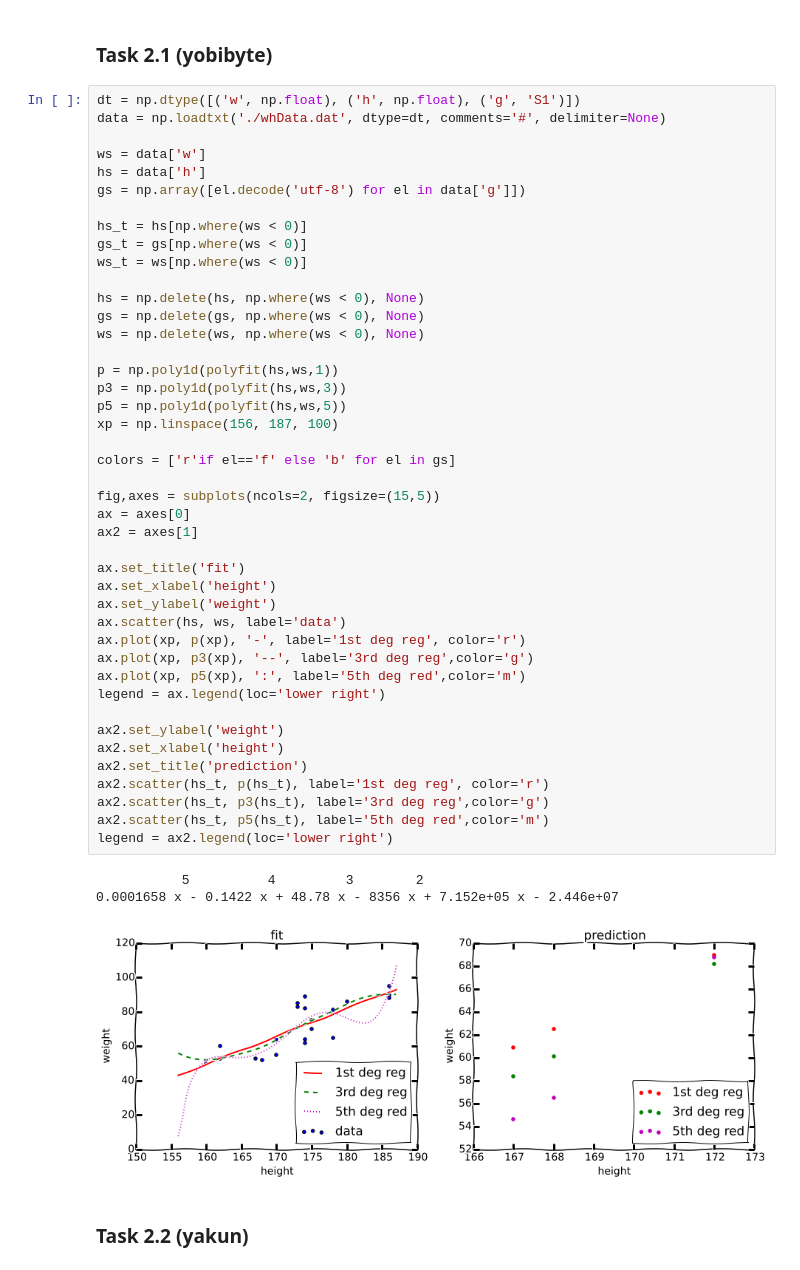
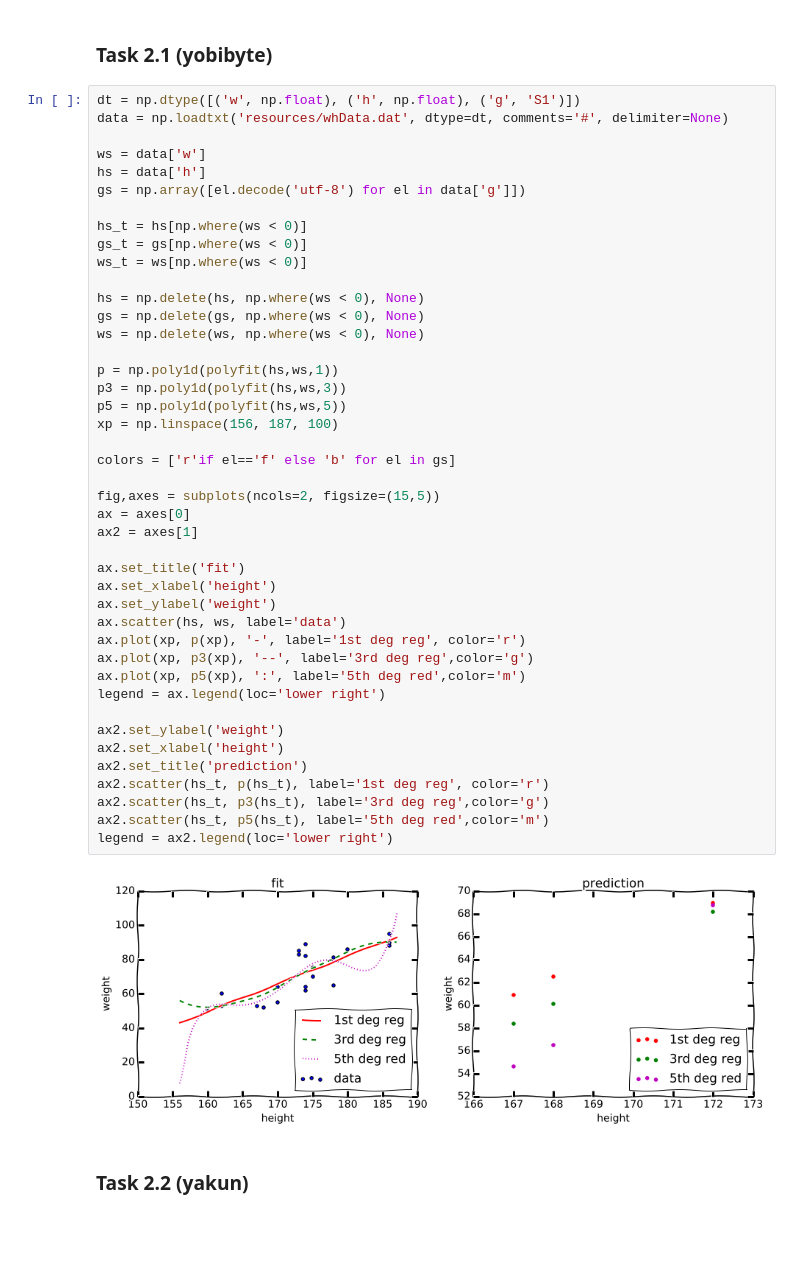
Before and after one commit to liyakun/Pattern-Recognition, a Jupyter notebook: SecondProject/src2.ipynb, the cells around one changed output. Saved outputs shown, nothing was run; the diff lists cells and outputs as text; blank space fills up the shorter version.

Commit message:
add correct resources path

```diff
--- a/SecondProject/src2.ipynb
+++ b/SecondProject/src2.ipynb
@@ -27,7 +27,7 @@ WARNING: pylab import has clobbered these variables: ['axes', 'legend', 'random'
 ### Task 2.1 (yobibyte)
 # %%
 dt = np.dtype([('w', np.float), ('h', np.float), ('g', 'S1')])
-data = np.loadtxt('./whData.dat', dtype=dt, comments='#', delimiter=None)
+data = np.loadtxt('resources/whData.dat', dtype=dt, comments='#', delimiter=None)
 
 ws = data['w']
 hs = data['h']
@@ -42,36 +42,34 @@ gs = np.delete(gs, np.where(ws < 0), None)
 ws = np.delete(ws, np.where(ws < 0), None)
 
 p = np.poly1d(polyfit(hs,ws,1))
 p3 = np.poly1d(polyfit(hs,ws,3))
 p5 = np.poly1d(polyfit(hs,ws,5))
 xp = np.linspace(156, 187, 100)
 
 colors = ['r'if el=='f' else 'b' for el in gs]
 
 fig,axes = subplots(ncols=2, figsize=(15,5))
 ax = axes[0]
 ax2 = axes[1]
 
 ax.set_title('fit')
 ax.set_xlabel('height')
 ax.set_ylabel('weight')
 ax.scatter(hs, ws, label='data')
 ax.plot(xp, p(xp), '-', label='1st deg reg', color='r')
 ax.plot(xp, p3(xp), '--', label='3rd deg reg',color='g')
 ax.plot(xp, p5(xp), ':', label='5th deg red',color='m')
 legend = ax.legend(loc='lower right')
 
 ax2.set_ylabel('weight')
 ax2.set_xlabel('height')
 ax2.set_title('prediction')
 ax2.scatter(hs_t, p(hs_t), label='1st deg reg', color='r')
 ax2.scatter(hs_t, p3(hs_t), label='3rd deg reg',color='g')
 ax2.scatter(hs_t, p5(hs_t), label='5th deg red',color='m')
 legend = ax2.legend(loc='lower right')
 # %% [output]
-           5          4         3        2
-0.0001658 x - 0.1422 x + 48.78 x - 8356 x + 7.152e+05 x - 2.446e+07
-[figure, old version]
+[figure, new version]
 # %% [markdown]
 ### Task 2.2 (yakun)
 # %%
```
Also changed, not shown: parts of 4 cells of this notebook.
